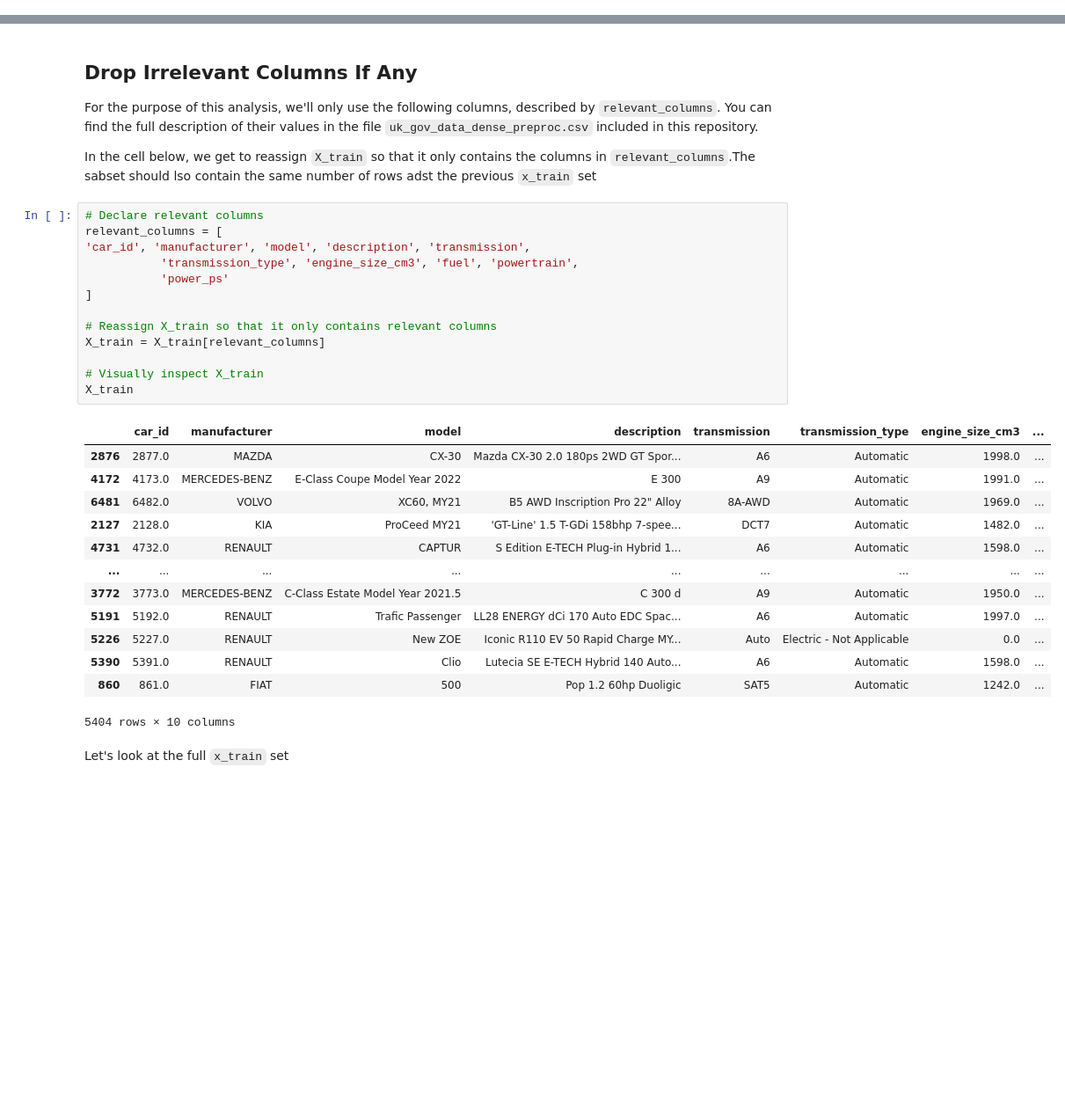
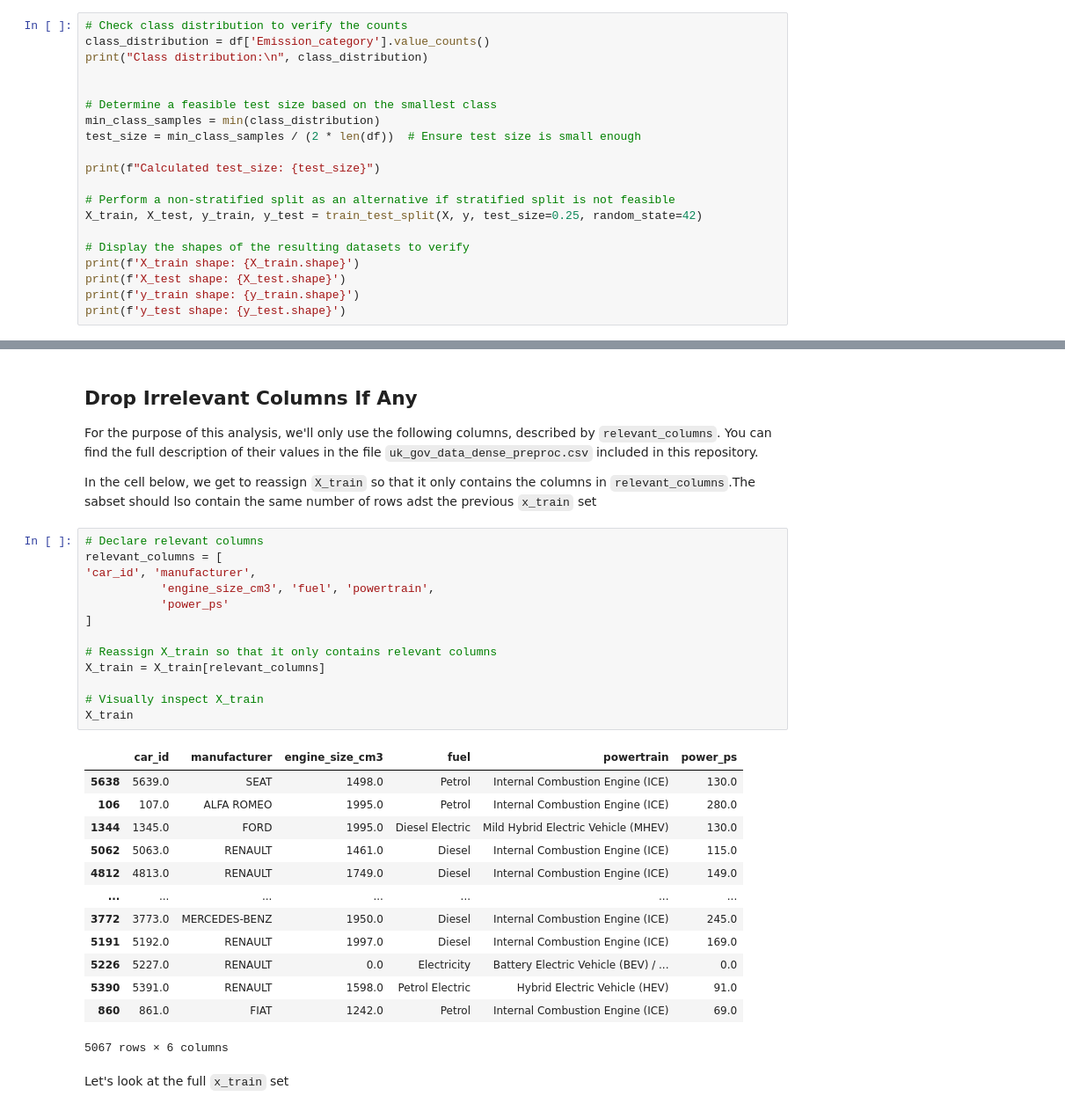
Before and after one commit to Nduta-Karanja/Classification-model-project-phase-3, a Jupyter notebook: index.ipynb, the cells around one changed output, grey strips where cells are left out. Shown at 88% size. Saved outputs shown, nothing was run; the diff lists cells and outputs as text; blank space fills up the shorter version.

```diff
--- a/index.ipynb
+++ b/index.ipynb
@@ -369,0 +351,20 @@ y_test shape: (1352,)
+# %%
+# Check class distribution to verify the counts
+class_distribution = df['Emission_category'].value_counts()
+print("Class distribution:\n", class_distribution)
+
+
+# Determine a feasible test size based on the smallest class
+min_class_samples = min(class_distribution)
+test_size = min_class_samples / (2 * len(df))  # Ensure test size is small enough
+
+print(f"Calculated test_size: {test_size}")
+
+# Perform a non-stratified split as an alternative if stratified split is not feasible
+X_train, X_test, y_train, y_test = train_test_split(X, y, test_size=0.25, random_state=42)
+
+# Display the shapes of the resulting datasets to verify
+print(f'X_train shape: {X_train.shape}')
+print(f'X_test shape: {X_test.shape}')
+print(f'y_train shape: {y_train.shape}')
+print(f'y_test shape: {y_test.shape}')
@@ -376,30 +388,30 @@ In the cell below, we get to reassign `X_train` so that it only contains the col
 # %%
 # Declare relevant columns
 relevant_columns = [
-'car_id', 'manufacturer', 'model', 'description', 'transmission',
-           'transmission_type', 'engine_size_cm3', 'fuel', 'powertrain',
+'car_id', 'manufacturer',
+           'engine_size_cm3', 'fuel', 'powertrain',
            'power_ps'
 ]
 
 # Reassign X_train so that it only contains relevant columns
 X_train = X_train[relevant_columns]
 
 # Visually inspect X_train
 X_train
 # %% [output]
-|  | car_id | manufacturer | model | description | transmission | transmission_type | engine_size_cm3 | ... |
-| 2876 | 2877.0 | MAZDA | CX-30 | Mazda CX-30 2.0 180ps 2WD GT Spor... | A6 | Automatic | 1998.0 | ... |
-| 4172 | 4173.0 | MERCEDES-BENZ | E-Class Coupe Model Year 2022 | E 300 | A9 | Automatic | 1991.0 | ... |
-| 6481 | 6482.0 | VOLVO | XC60, MY21 | B5 AWD Inscription Pro 22" Alloy | 8A-AWD | Automatic | 1969.0 | ... |
-| 2127 | 2128.0 | KIA | ProCeed MY21 | 'GT-Line' 1.5 T-GDi 158bhp 7-spee... | DCT7 | Automatic | 1482.0 | ... |
-| 4731 | 4732.0 | RENAULT | CAPTUR | S Edition E-TECH Plug-in Hybrid 1... | A6 | Automatic | 1598.0 | ... |
-| ... | ... | ... | ... | ... | ... | ... | ... | ... |
-| 3772 | 3773.0 | MERCEDES-BENZ | C-Class Estate Model Year 2021.5 | C 300 d | A9 | Automatic | 1950.0 | ... |
-| 5191 | 5192.0 | RENAULT | Trafic Passenger | LL28 ENERGY dCi 170 Auto EDC Spac... | A6 | Automatic | 1997.0 | ... |
-| 5226 | 5227.0 | RENAULT | New ZOE | Iconic R110 EV 50 Rapid Charge MY... | Auto | Electric - Not Applicable | 0.0 | ... |
-| 5390 | 5391.0 | RENAULT | Clio | Lutecia SE E-TECH Hybrid 140 Auto... | A6 | Automatic | 1598.0 | ... |
-| 860 | 861.0 | FIAT | 500 | Pop 1.2 60hp Duoligic | SAT5 | Automatic | 1242.0 | ... |
+|  | car_id | manufacturer | engine_size_cm3 | fuel | powertrain | power_ps |
+| 5638 | 5639.0 | SEAT | 1498.0 | Petrol | Internal Combustion Engine (ICE) | 130.0 |
+| 106 | 107.0 | ALFA ROMEO | 1995.0 | Petrol | Internal Combustion Engine (ICE) | 280.0 |
+| 1344 | 1345.0 | FORD | 1995.0 | Diesel Electric | Mild Hybrid Electric Vehicle (MHEV) | 130.0 |
+| 5062 | 5063.0 | RENAULT | 1461.0 | Diesel | Internal Combustion Engine (ICE) | 115.0 |
+| 4812 | 4813.0 | RENAULT | 1749.0 | Diesel | Internal Combustion Engine (ICE) | 149.0 |
+| ... | ... | ... | ... | ... | ... | ... |
+| 3772 | 3773.0 | MERCEDES-BENZ | 1950.0 | Diesel | Internal Combustion Engine (ICE) | 245.0 |
+| 5191 | 5192.0 | RENAULT | 1997.0 | Diesel | Internal Combustion Engine (ICE) | 169.0 |
+| 5226 | 5227.0 | RENAULT | 0.0 | Electricity | Battery Electric Vehicle (BEV) / ... | 0.0 |
+| 5390 | 5391.0 | RENAULT | 1598.0 | Petrol Electric | Hybrid Electric Vehicle (HEV) | 91.0 |
+| 860 | 861.0 | FIAT | 1242.0 | Petrol | Internal Combustion Engine (ICE) | 69.0 |
-5404 rows × 10 columns
+5067 rows × 6 columns
 # %% [markdown]
 Let's look at the full `x_train` set
 # %%
```
Also changed, not shown: parts of 34 cells of this notebook.
